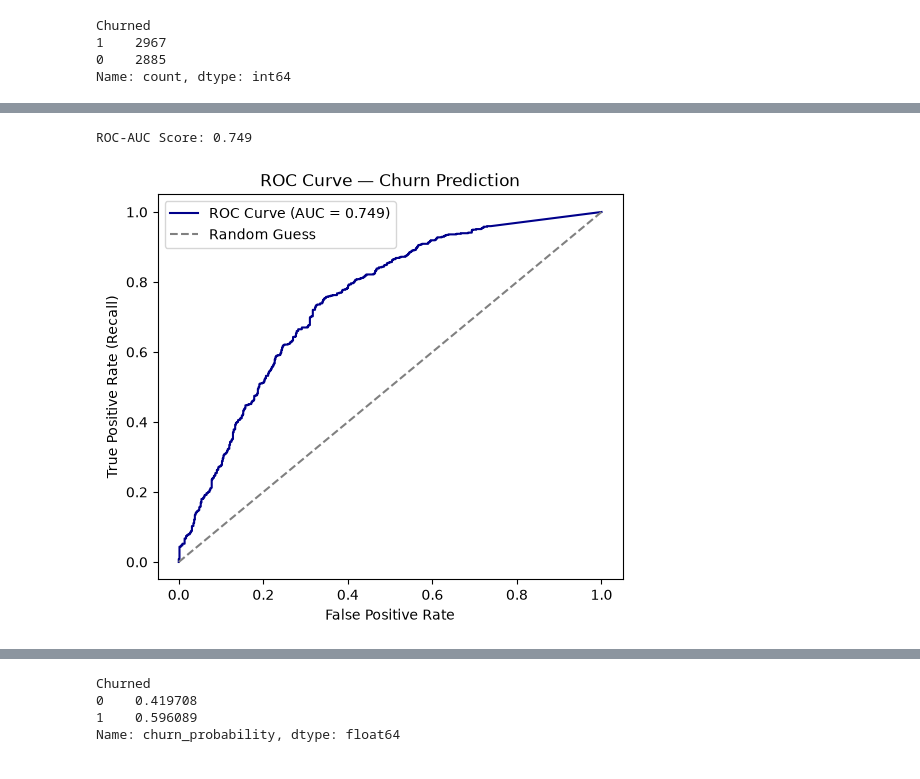
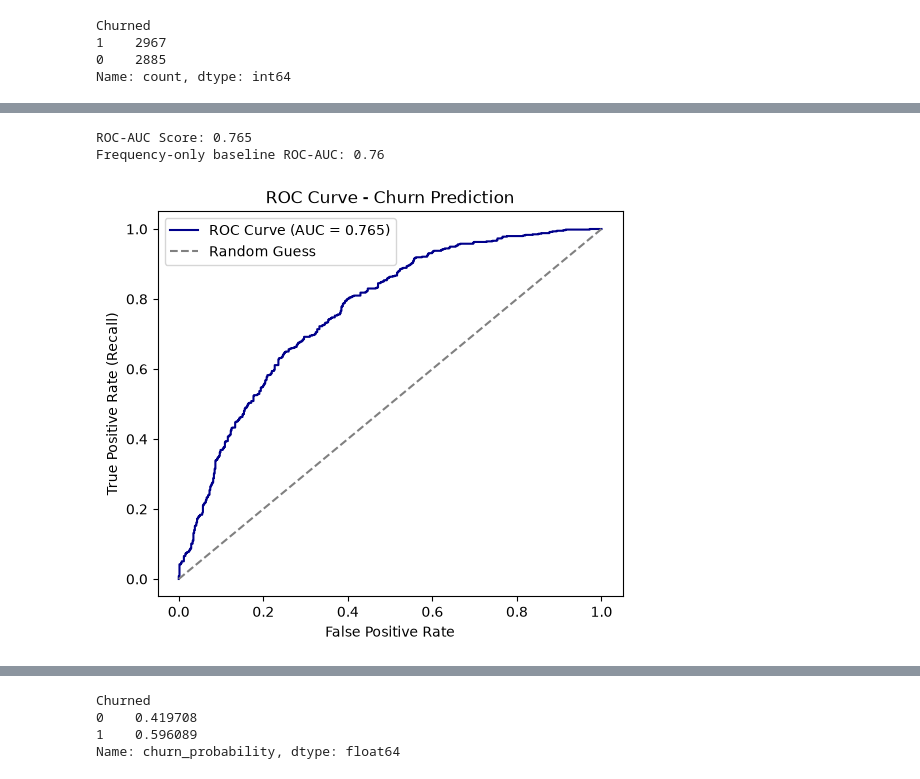
Before and after one commit to giannispsomas/End-To-End-Retail-Retention-Analysis, a Jupyter notebook: python/churn_regr.ipynb, the cells around one changed output, grey strips where cells are left out. Saved outputs shown, nothing was run; the diff lists cells and outputs as text; code cells hidden in the pictures.

```diff
--- a/python/churn_regr.ipynb
+++ b/python/churn_regr.ipynb
@@ -144,28 +169,34 @@ Coefficients:
 # %%
 # predict_proba returns two columns per customer:
-all_probabilities = model.predict_proba(X_test)
+# Use the scaled test set: the model was trained on scaled features
+all_probabilities = model.predict_proba(X_test_s)
 
 # column 0 = probability of NOT churning, column 1 = probability of churning
 prob_not_churned = all_probabilities[:, 0]
 prob_churned = all_probabilities[:, 1]
 
 # Compare the churn probabilities against the real answers
 # (1 = churned, 0 = stayed). Higher AUC = better ranking of churners above stayers.
 auc_score = roc_auc_score(y_true=y_test, y_score=prob_churned)
 print("ROC-AUC Score:", round(auc_score, 3))
+
+# Baseline: rank customers by Frequency alone (more orders = less likely to churn)
+baseline_auc = roc_auc_score(y_true=y_test, y_score=-X_test['Frequency'])
+print("Frequency-only baseline ROC-AUC:", round(baseline_auc, 3))
 
 # Try many cutoffs and record the results at each one
 false_positive_rate, true_positive_rate, cutoffs = roc_curve(y_true=y_test, y_score=prob_churned)
 
 # Plot
 plt.figure(figsize=(6, 5))
 plt.plot(false_positive_rate, true_positive_rate, label=f'ROC Curve (AUC = {auc_score:.3f})', color='darkblue')
 plt.plot([0, 1], [0, 1], linestyle='--', color='gray', label='Random Guess')
 plt.xlabel('False Positive Rate')
 plt.ylabel('True Positive Rate (Recall)')
 plt.title('ROC Curve — Churn Prediction')
 plt.legend()
 plt.show()
 # %% [output]
-ROC-AUC Score: 0.749
+ROC-AUC Score: 0.765
+Frequency-only baseline ROC-AUC: 0.76
-[figure, old version]
+[figure, new version]
```
Also changed, not shown: parts of 10 cells of this notebook, 2 other files.
